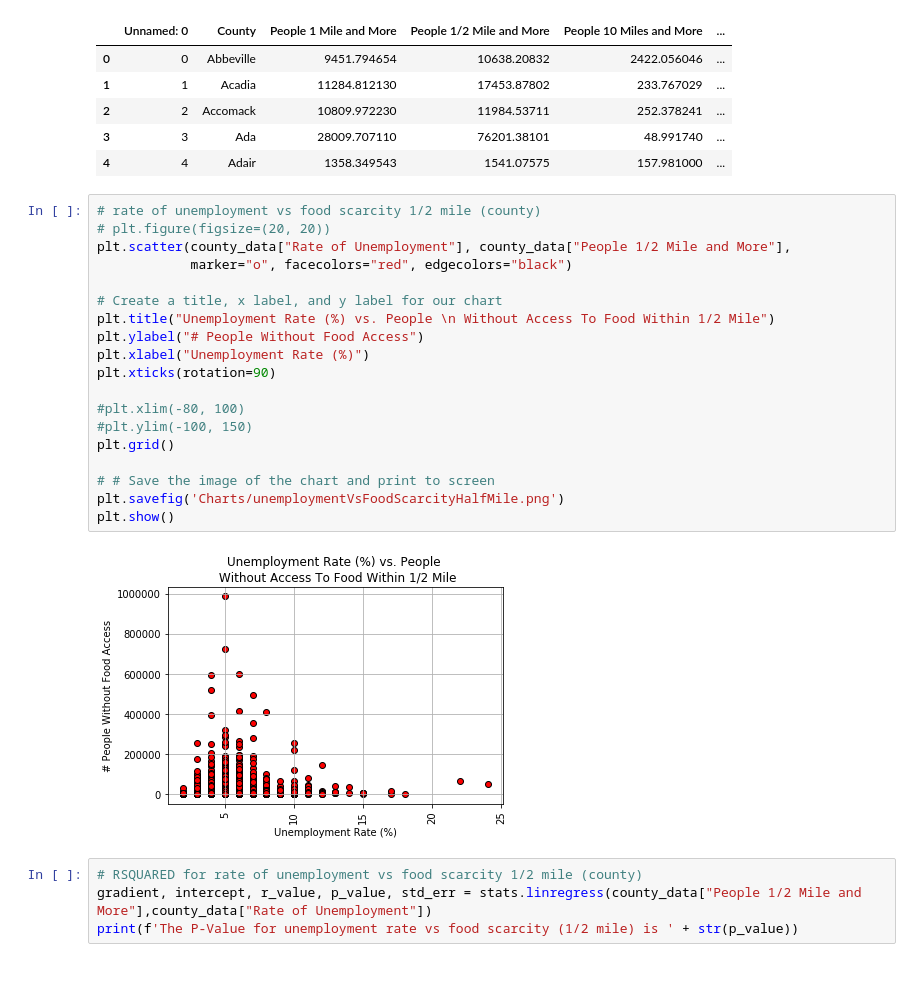
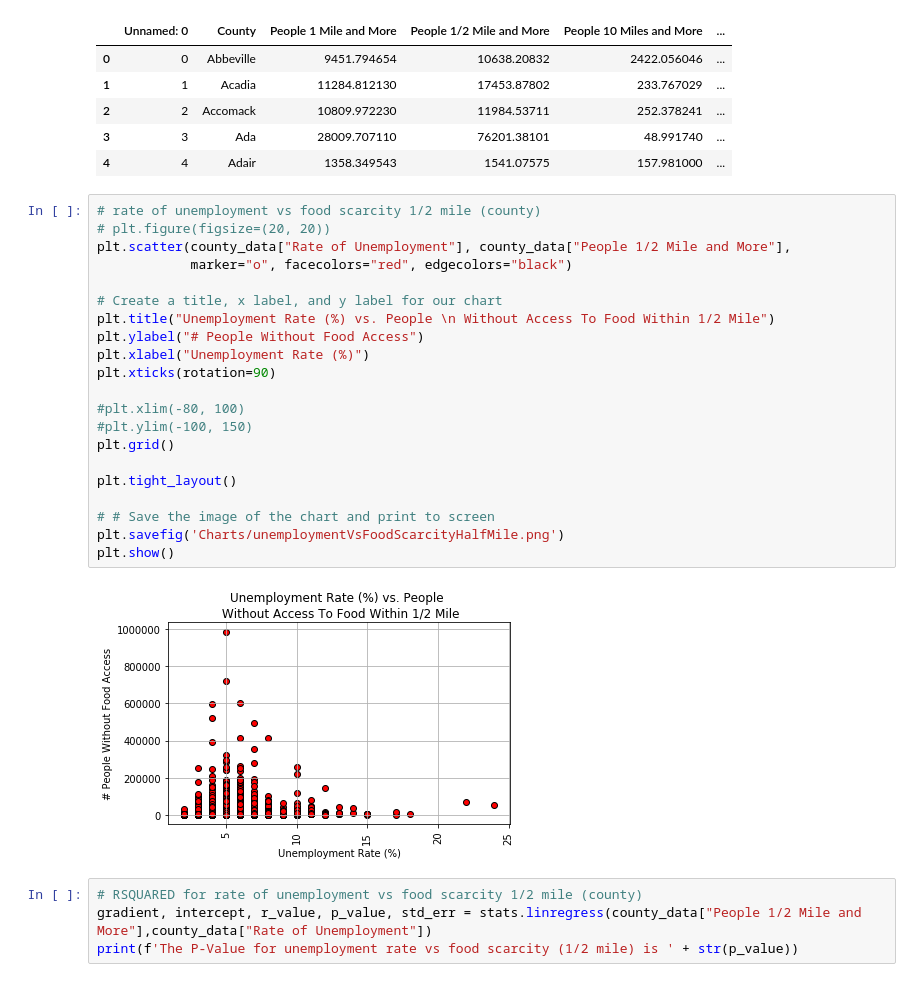
Before and after one commit to chrisholyoake/SealTeamFour, a Jupyter notebook: charting.ipynb, the cells around one changed output. Drawn from its saved outputs; the diff is of its cells as text.

```diff
--- a/charting.ipynb
+++ b/charting.ipynb
@@ -20,24 +20,26 @@ county_data.head()
 # %%
 # rate of unemployment vs food scarcity 1/2 mile (county)
 # plt.figure(figsize=(20, 20))
 plt.scatter(county_data["Rate of Unemployment"], county_data["People 1/2 Mile and More"],
             marker="o", facecolors="red", edgecolors="black")
 
 # Create a title, x label, and y label for our chart
 plt.title("Unemployment Rate (%) vs. People \n Without Access To Food Within 1/2 Mile")
 plt.ylabel("# People Without Food Access")
 plt.xlabel("Unemployment Rate (%)")
 plt.xticks(rotation=90)
 
 #plt.xlim(-80, 100)
 #plt.ylim(-100, 150)
 plt.grid()
 
+plt.tight_layout()
+
 # # Save the image of the chart and print to screen
 plt.savefig('Charts/unemploymentVsFoodScarcityHalfMile.png')
 plt.show()
 # %% [output]
-[figure, old version]
+[figure, new version]
 # %%
 # RSQUARED for rate of unemployment vs food scarcity 1/2 mile (county)
 gradient, intercept, r_value, p_value, std_err = stats.linregress(county_data["People 1/2 Mile and More"],county_data["Rate of Unemployment"])
```
Also changed, not shown: parts of 6 cells of this notebook, 7 other files.
